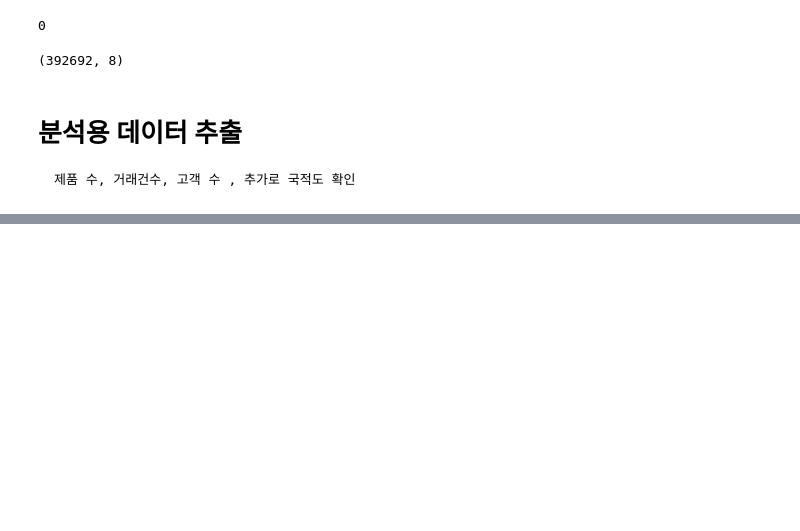
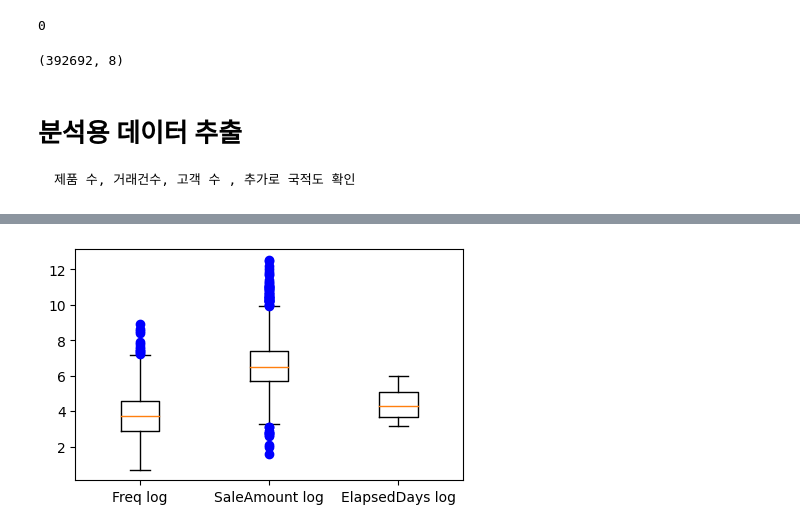
Before and after one commit to leekyuyoung20221226/python, a Jupyter notebook: 머신러닝2_9일차.ipynb, the cells around one changed output, grey strips where cells are left out. Cells and saved outputs as stored; diff of their text form; code cells hidden in the pictures; blank space fills up the shorter version.

```diff
--- a/머신러닝2_9일차.ipynb
+++ b/머신러닝2_9일차.ipynb
@@ -130,0 +254,6 @@ retail_df.shape
+# %%
+# 파란색 점 sym='bo' 아웃레이어값이 많은 것이 데이터 값의 치우침을 알수 있음
+customer_df['Freq_log'] = np.log1p(customer_df['Freq'])
+customer_df['SaleAmount_log'] = np.log1p(customer_df['SaleAmount'])
+customer_df['ElapsedDays_log'] = np.log1p(customer_df['ElapsedDays'])
+customer_df.head()
@@ -130,0 +267,8 @@ retail_df.shape
+# %%
+plt.figure(figsize=(5,3))
+plt.boxplot( [customer_df['Freq_log'], customer_df['SaleAmount_log'], customer_df['ElapsedDays_log']],
+            sym='bo')
+plt.xticks([1,2,3],['Freq log','SaleAmount log','ElapsedDays log'])
+plt.show()
+# %% [output]
+[figure, added]
```
Also changed, not shown: parts of 36 cells of this notebook.
